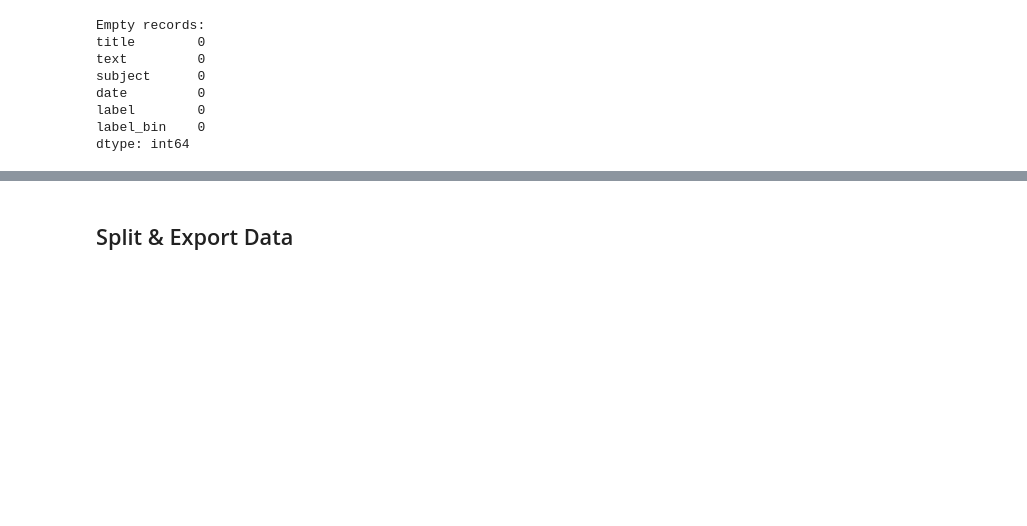
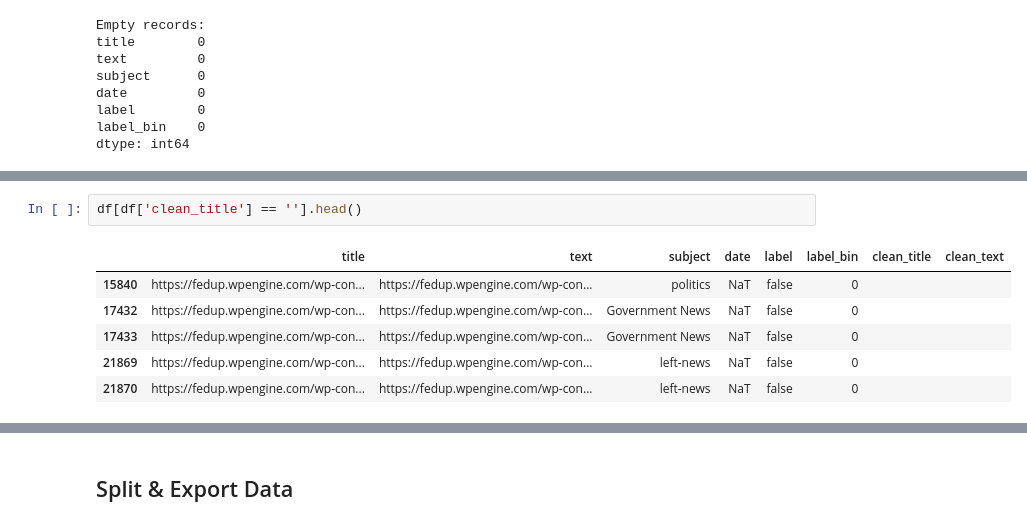
Before and after one commit to akikoiwamizu/w207-project, a Jupyter notebook: eda_ai.ipynb, the cells around one changed output, grey strips where cells are left out. Drawn from its saved outputs; the diff is of its cells as text; blank space fills up the shorter version.

```diff
--- a/eda_ai.ipynb
+++ b/eda_ai.ipynb
@@ -92,0 +168,9 @@ dtype: int64
+# %%
+df[df['clean_title'] == ''].head()
+# %% [output]
+|  | title | text | subject | date | label | label_bin | clean_title | clean_text |
+| 15840 | https://fedup.wpengine.com/wp-con... | https://fedup.wpengine.com/wp-con... | politics | NaT | false | 0 |  |  |
+| 17432 | https://fedup.wpengine.com/wp-con... | https://fedup.wpengine.com/wp-con... | Government News | NaT | false | 0 |  |  |
+| 17433 | https://fedup.wpengine.com/wp-con... | https://fedup.wpengine.com/wp-con... | Government News | NaT | false | 0 |  |  |
+| 21869 | https://fedup.wpengine.com/wp-con... | https://fedup.wpengine.com/wp-con... | left-news | NaT | false | 0 |  |  |
+| 21870 | https://fedup.wpengine.com/wp-con... | https://fedup.wpengine.com/wp-con... | left-news | NaT | false | 0 |  |  |
```
Also changed, not shown: parts of 13 cells of this notebook.
